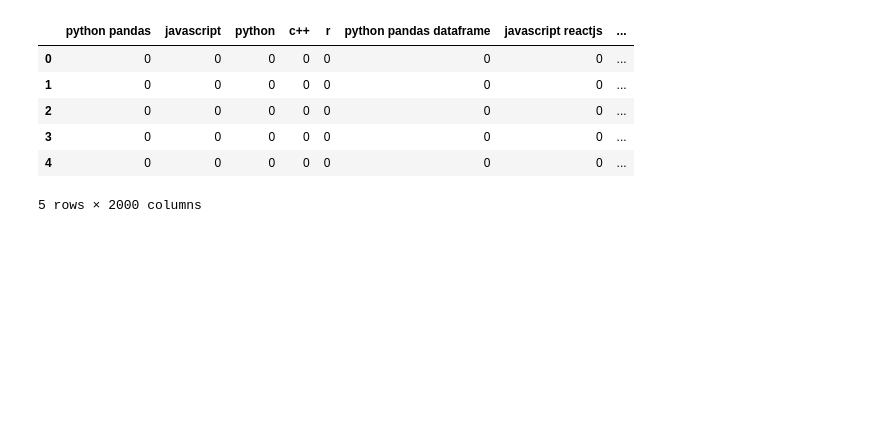
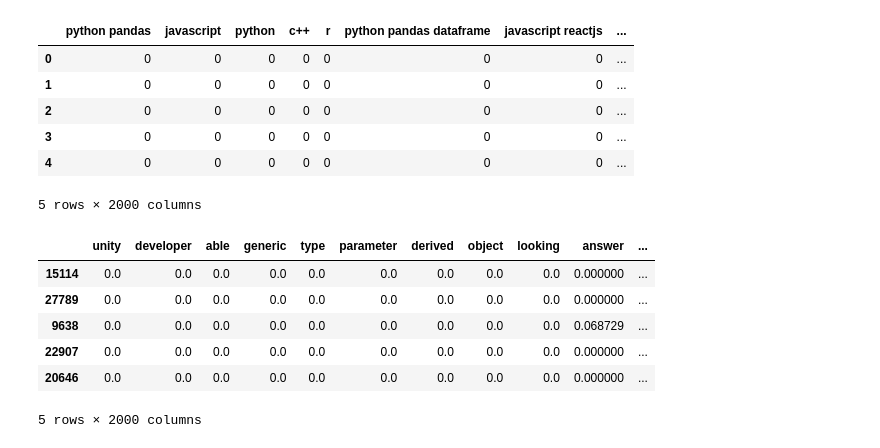
Before and after one commit to Adil1979/-CentraleSupelec_OCR_Projects, a Jupyter notebook: 02_Supervised_Modelisation.ipynb, the cells around one changed output. Saved outputs shown, nothing was run; the diff lists cells and outputs as text; code cells hidden in the pictures; blank space fills up the shorter version.

```diff
--- a/02_Supervised_Modelisation.ipynb
+++ b/02_Supervised_Modelisation.ipynb
@@ -93,3 +99,14 @@ from sklearn.multiclass import OneVsRestClassifier
 # %%
 X_train, X_test, y_train, y_test = train_test_split(X_questions, y_tags,
-                                                    test_size=0.2)
+                                                    test_size=0.3,
+                                                    random_state=random_state)
+# %%
+X_train.head()
+# %% [output]
+|  | unity | developer | able | generic | type | parameter | derived | object | looking | answer | ... |
+| 15114 | 0.0 | 0.0 | 0.0 | 0.0 | 0.0 | 0.0 | 0.0 | 0.0 | 0.0 | 0.000000 | ... |
+| 27789 | 0.0 | 0.0 | 0.0 | 0.0 | 0.0 | 0.0 | 0.0 | 0.0 | 0.0 | 0.000000 | ... |
+| 9638 | 0.0 | 0.0 | 0.0 | 0.0 | 0.0 | 0.0 | 0.0 | 0.0 | 0.0 | 0.068729 | ... |
+| 22907 | 0.0 | 0.0 | 0.0 | 0.0 | 0.0 | 0.0 | 0.0 | 0.0 | 0.0 | 0.000000 | ... |
+| 20646 | 0.0 | 0.0 | 0.0 | 0.0 | 0.0 | 0.0 | 0.0 | 0.0 | 0.0 | 0.000000 | ... |
+5 rows × 2000 columns
```
Also changed, not shown: parts of 8 cells of this notebook.
